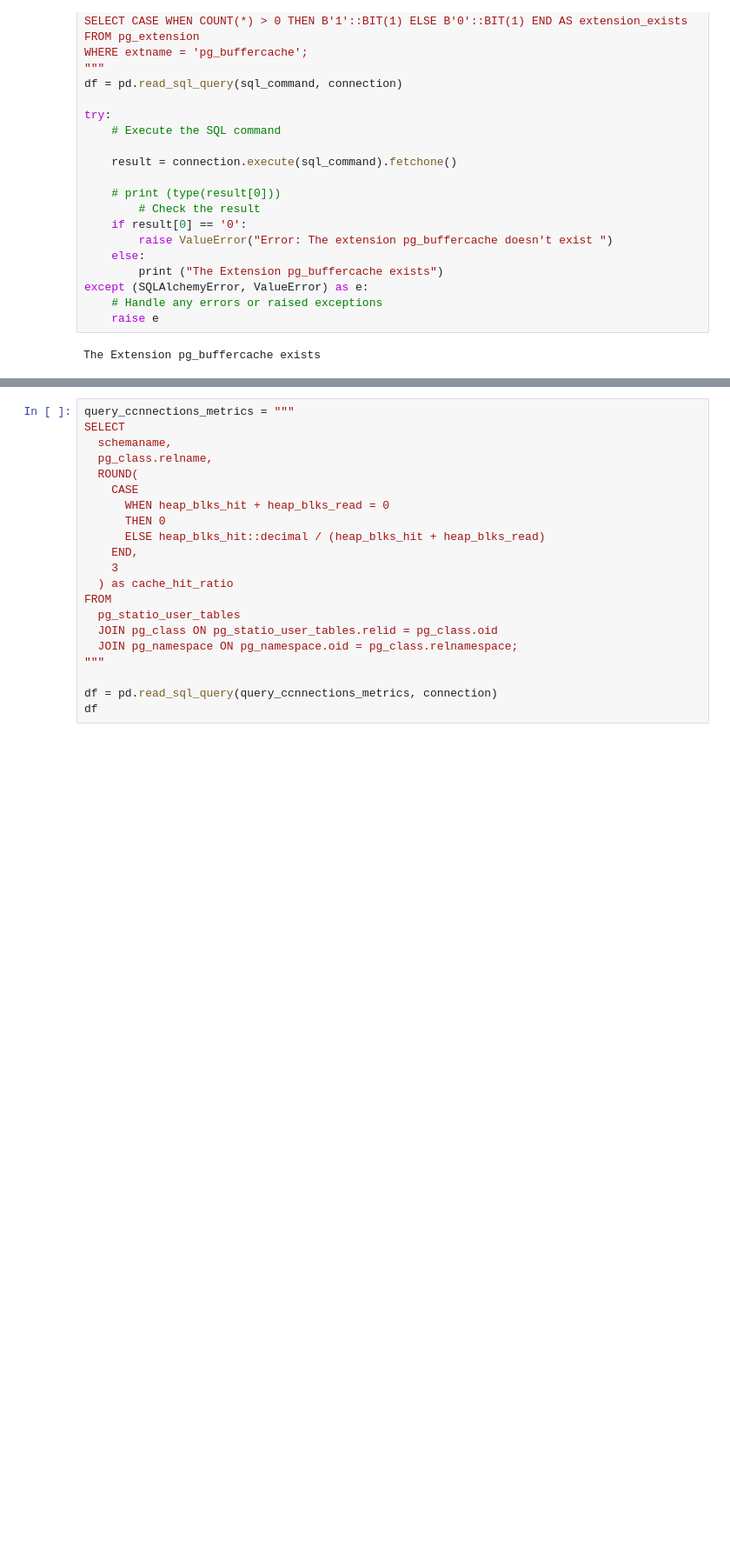
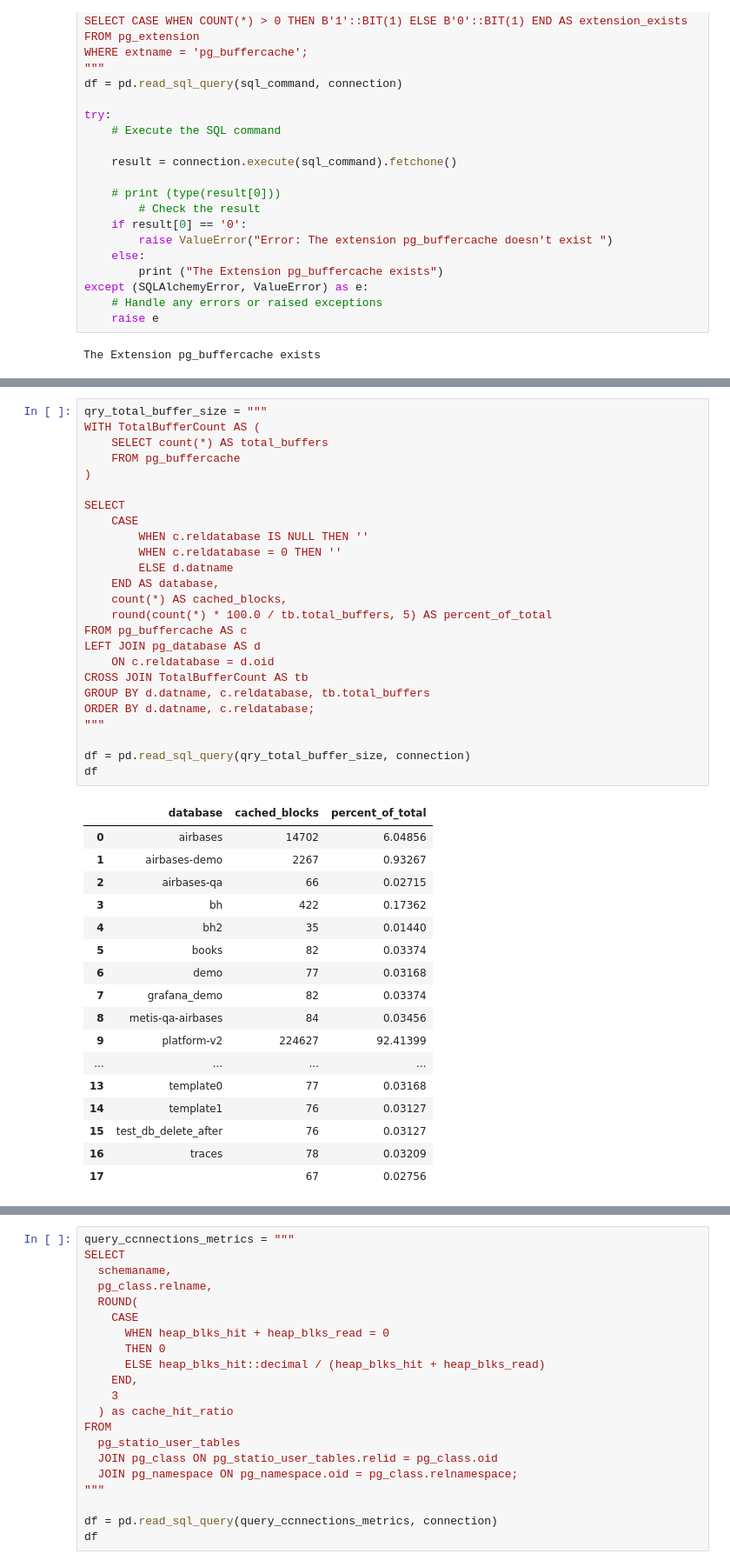
Before and after one commit to itaybraun1/db-observability-toolkit, a Jupyter notebook: Notebooks/pg_server_cahce.ipynb, the cells around one changed output, grey strips where cells are left out. Shown at 87% size. Saved outputs shown, nothing was run; the diff lists cells and outputs as text; blank space fills up the shorter version.

```diff
--- a/Notebooks/pg_server_cahce.ipynb
+++ b/Notebooks/pg_server_cahce.ipynb
@@ -57,0 +86,43 @@ The Extension pg_buffercache exists
+# %%
+qry_total_buffer_size = """
+WITH TotalBufferCount AS (
+    SELECT count(*) AS total_buffers
+    FROM pg_buffercache
+)
+
+SELECT
+    CASE
+        WHEN c.reldatabase IS NULL THEN ''
+        WHEN c.reldatabase = 0 THEN ''
+        ELSE d.datname
+    END AS database,
+    count(*) AS cached_blocks,
+    round(count(*) * 100.0 / tb.total_buffers, 5) AS percent_of_total
+FROM pg_buffercache AS c
+LEFT JOIN pg_database AS d
+    ON c.reldatabase = d.oid
+CROSS JOIN TotalBufferCount AS tb
+GROUP BY d.datname, c.reldatabase, tb.total_buffers
+ORDER BY d.datname, c.reldatabase;
+"""
+
+df = pd.read_sql_query(qry_total_buffer_size, connection)
+df
+# %% [output]
+|  | database | cached_blocks | percent_of_total |
+| 0 | airbases | 14702 | 6.04856 |
+| 1 | airbases-demo | 2267 | 0.93267 |
+| 2 | airbases-qa | 66 | 0.02715 |
+| 3 | bh | 422 | 0.17362 |
+| 4 | bh2 | 35 | 0.01440 |
+| 5 | books | 82 | 0.03374 |
+| 6 | demo | 77 | 0.03168 |
+| 7 | grafana_demo | 82 | 0.03374 |
+| 8 | metis-qa-airbases | 84 | 0.03456 |
+| 9 | platform-v2 | 224627 | 92.41399 |
+| ... | ... | ... | ... |
+| 13 | template0 | 77 | 0.03168 |
+| 14 | template1 | 76 | 0.03127 |
+| 15 | test_db_delete_after | 76 | 0.03127 |
+| 16 | traces | 78 | 0.03209 |
+| 17 |  | 67 | 0.02756 |
```
Also changed, not shown: parts of 9 cells of this notebook.
